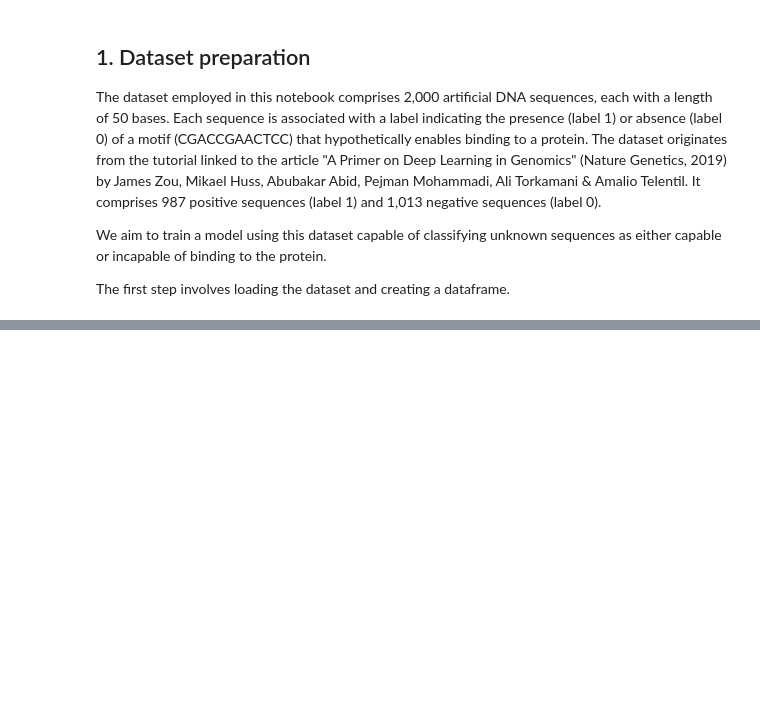
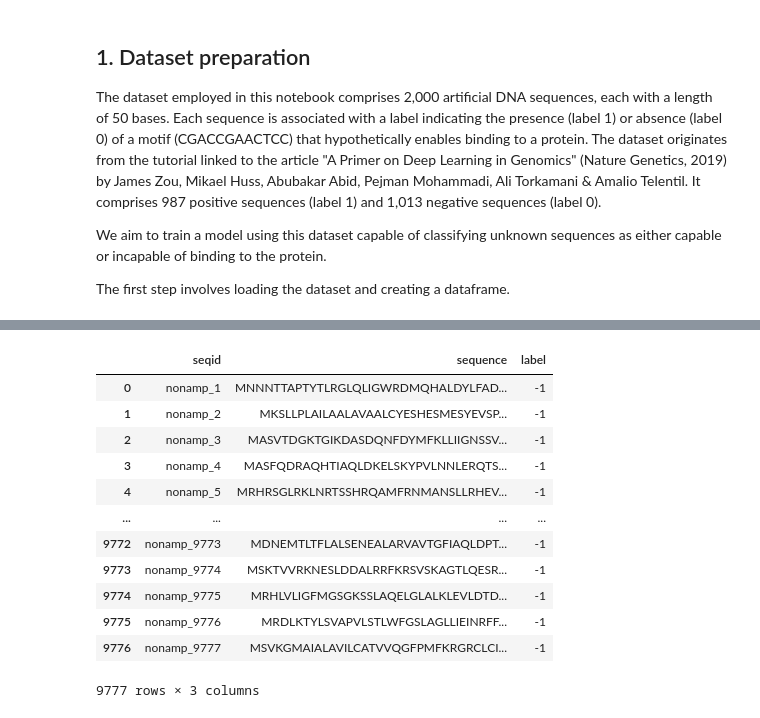
Before and after one commit to denilsonfbar/strkernels, a Jupyter notebook: docs/example_protein_classification.ipynb, the cells around one changed output, grey strips where cells are left out. Drawn from its saved outputs; the diff is of its cells as text; code cells hidden in the pictures; blank space fills up the shorter version.

```diff
--- a/docs/example_protein_classification.ipynb
+++ b/docs/example_protein_classification.ipynb
@@ -50,0 +76,19 @@ Here, we allocate 1,500 sequences for training and 500 for testing.
+# %%
+amp_seqs_file_path = path.join('data', 'Bhadra-et-al-2018', 'train_nonAMP_9777.fasta')
+non_amp_df = read_fasta_to_dataframe(amp_seqs_file_path)
+non_amp_df['label'] = -1
+non_amp_df
+# %% [output]
+|  | seqid | sequence | label |
+| 0 | nonamp_1 | MNNNTTAPTYTLRGLQLIGWRDMQHALDYLFAD... | -1 |
+| 1 | nonamp_2 | MKSLLPLAILAALAVAALCYESHESMESYEVSP... | -1 |
+| 2 | nonamp_3 | MASVTDGKTGIKDASDQNFDYMFKLLIIGNSSV... | -1 |
+| 3 | nonamp_4 | MASFQDRAQHTIAQLDKELSKYPVLNNLERQTS... | -1 |
+| 4 | nonamp_5 | MRHRSGLRKLNRTSSHRQAMFRNMANSLLRHEV... | -1 |
+| ... | ... | ... | ... |
+| 9772 | nonamp_9773 | MDNEMTLTFLALSENEALARVAVTGFIAQLDPT... | -1 |
+| 9773 | nonamp_9774 | MSKTVVRKNESLDDALRRFKRSVSKAGTLQESR... | -1 |
+| 9774 | nonamp_9775 | MRHLVLIGFMGSGKSSLAQELGLALKLEVLDTD... | -1 |
+| 9775 | nonamp_9776 | MRDLKTYLSVAPVLSTLWFGSLAGLLIEINRFF... | -1 |
+| 9776 | nonamp_9777 | MSVKGMAIALAVILCATVVQGFPMFKRGRCLCI... | -1 |
+9777 rows × 3 columns
```
Also changed, not shown: parts of 22 cells of this notebook, 2 other files.
